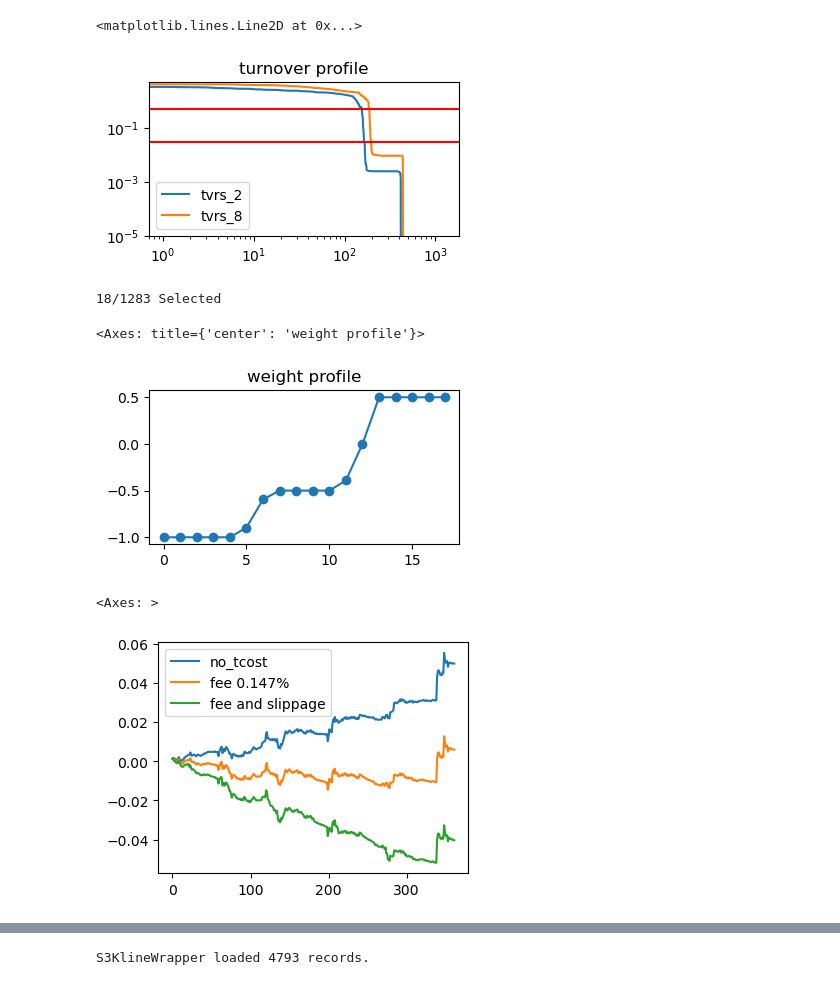
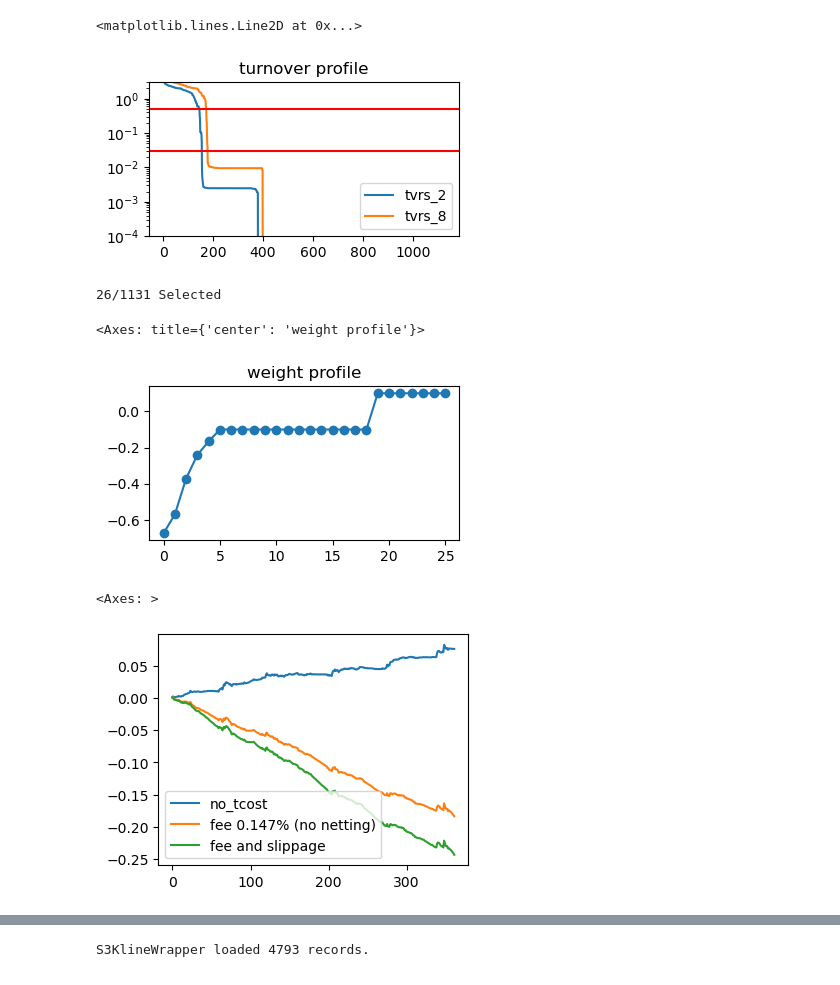
Before and after one commit to Thessal/ui, a Jupyter notebook: DEMO_BATCH.ipynb, the cells around one changed output, grey strips where cells are left out. Drawn from its saved outputs; the diff is of its cells as text; code cells hidden in the pictures.

```diff
--- a/DEMO_BATCH.ipynb
+++ b/DEMO_BATCH.ipynb
@@ -5,78 +5,86 @@ import numpy as np
 import matplotlib.pyplot as plt
 files = glob(f"./pnls/*")
 
+trv_rng=(0.03, 0.5)
+
 tvrs_2=[]
 tvrs_8=[]
 for f in files:
-    tvr = pd.read_pickle(f)["stat_decay"]["turnover_series"]
-    tvrs_2.append(np.quantile(tvr,0.2))
-    tvrs_8.append(np.quantile(tvr,0.8))
+    try:
+        tvr = pd.read_pickle(f)["stat_decay"]["turnover_series"]
+        tvrs_2.append(np.quantile(tvr,0.2))
+        tvrs_8.append(np.quantile(tvr,0.8))
+    except:
+        print(f)
 pd.DataFrame({
     "tvrs_2": sorted(tvrs_2), "tvrs_8": sorted(tvrs_8)
-}).iloc[::-1].reset_index(drop=True).plot(logx=True,logy=True,ylim=(1e-5, 5), title="turnover profile", figsize=(4,2))
-plt.axhline(y=0.03, color="red")
-plt.axhline(y=0.5, color="red")
+}).iloc[::-1].reset_index(drop=True).plot(logx=False,logy=True,ylim=(1e-4, 3), title="turnover profile", figsize=(4,2))
+plt.axhline(y=trv_rng[0], color="red")
+plt.axhline(y=trv_rng[1], color="red")
 # %% [output]
 <matplotlib.lines.Line2D at 0x...>
-[figure, old version]
+[figure, new version]
 # %%
 dfs = []
 for f in files:
-    df = pd.read_pickle(f)
-    # Error filter
-    if df["stat"]["returns"] == 0:
-        continue
-    # Minimal robustness filter
-    sharpes = pd.Series({y:df[y]["sharpe"] for y in ["stat","stat_delay","stat_decay"]})
-    if sharpes.max() - sharpes.min() > 0.2:
-        continue
-    # Low turnover filter (overfit risk)
-    if np.quantile(df["stat_decay"]["turnover_series"],0.8) < 0.03:
-        continue
-    # High turnover filter (tcost)
-    if np.quantile(df["stat_decay"]["turnover_series"],0.2) > 0.5: # 0.10:
-        continue
-    dfs.append(df)
+    try:
+        df = pd.read_pickle(f)
+        # Error filter
+        if df["stat"]["returns"] == 0:
+            continue
+        # Minimal robustness filter
+        sharpes = pd.Series({y:df[y]["sharpe"] for y in ["stat","stat_delay","stat_decay"]})
+        if (sharpes.max() - sharpes.min())/(sharpes.abs().sum()) > 0.5:
+            continue
+        # Low turnover filter (overfit risk)
+        if np.quantile(df["stat_decay"]["turnover_series"],0.8) < trv_rng[0]:
+            continue
+        # High turnover filter (tcost)
+        if np.quantile(df["stat_decay"]["turnover_series"],0.2) > trv_rng[1]: # 0.10:
+            continue
+        dfs.append(df)
+    except:
+        print(f)
 
 print(f"{len(dfs)}/{len(files)} Selected")
 # %% [output]
-18/1283 Selected
+26/1131 Selected
 # %%
-sharpe_threshold = 0.1
+sharpe_threshold = 0.03
 # Allows negative weight
 weight_function = lambda df: \
-    np.clip(np.abs(df["stat_decay"]["sharpe"])-sharpe_threshold,0,0.1) * np.sign(df["stat_decay"]["sharpe"]) \
-        / np.clip(np.mean(df["stat_decay"]["turnover_series"]), 0.1, 0.2)
+    np.clip(np.abs(df["stat_decay"]["sharpe"])-sharpe_threshold,0,0.03) * np.sign(df["stat_decay"]["sharpe"]) \
+        / np.clip(np.mean(df["stat_decay"]["turnover_series"]), trv_rng[0], 0.3)
 
 # Weight assignment is skewed towards low turnover
 pd.Series([weight_function(df) for df in dfs]).sort_values().reset_index(drop=True).plot(title="weight profile", marker="o", figsize=(4,2))
 # %% [output]
 <Axes: title={'center': 'weight profile'}>
-[figure, old version]
+[figure, new version]
 # %%
 df_ret = pd.DataFrame({
     df["path"]: df["stat_decay"]["returns_series"] * weight_function(df) for df in dfs
 }) / np.nansum([np.abs(weight_function(df)) for df in dfs])
 
 df_fee = 1.47 * pd.DataFrame({
     df["path"]: df["stat_decay"]["fee_series"] * abs(weight_function(df)) for df in dfs
 }) / np.nansum([np.abs(weight_function(df)) for df in dfs])
 
 df_slippage = pd.DataFrame({
     df["path"]: np.abs(df["stat_decay"]["slippage_series"] * abs(weight_function(df))) for df in dfs
 }) / np.nansum([np.abs(weight_function(df)) for df in dfs])
 
 gap = 0.1 # daily gap skip
 pd.DataFrame({
     "no_tcost": df_ret.sum(axis=1).clip(-gap,gap).cumsum(),
-    # "fee 0.147% (no netting)": (df_ret.sum(axis=1) - df_fee.sum(axis=1) ).clip(-gap,gap).cumsum(),
-    "fee 0.147%": (df_ret.sum(axis=1) - df_fee.max(axis=1) ).clip(-gap,gap).cumsum(),
-    # "fee and slippage":(df_ret.sum(axis=1) - df_fee.sum(axis=1) -df_slippage.sum(axis=1) ).clip(-gap,gap).cumsum(),
-    "fee and slippage":(df_ret.sum(axis=1) - df_fee.max(axis=1) -df_slippage.max(axis=1) ).clip(-gap,gap).cumsum(),
+    "fee 0.147% (no netting)": (df_ret.sum(axis=1) - df_fee.sum(axis=1) ).clip(-gap,gap).cumsum(),
+    # "fee 0.147%": (df_ret.sum(axis=1) - df_fee.max(axis=1) ).clip(-gap,gap).cumsum(),
+    "fee and slippage":(df_ret.sum(axis=1) - df_fee.sum(axis=1) -df_slippage.sum(axis=1) ).clip(-gap,gap).cumsum(),
+    # "fee and slippage":(df_ret.sum(axis=1) - df_fee.max(axis=1) -df_slippage.max(axis=1) ).clip(-gap,gap).cumsum(),
 }).reset_index(drop=True).plot(figsize=(4,3))
 # %% [output]
 <Axes: >
-[figure, old version]
+[figure, new version]
 # %%
 # About 40% of the selected alpha are duplicates
 # TODO: Combination better than affine
```
Also changed, not shown: parts of 5 cells of this notebook, 6 other files.
